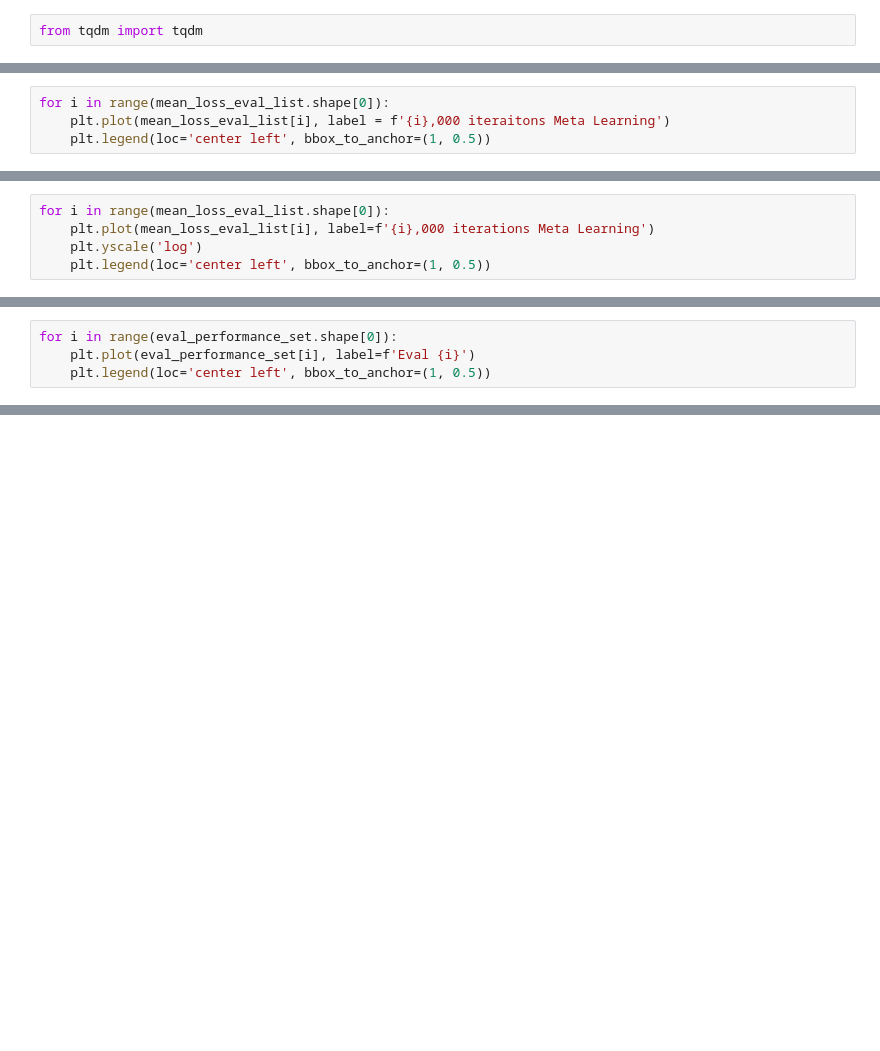
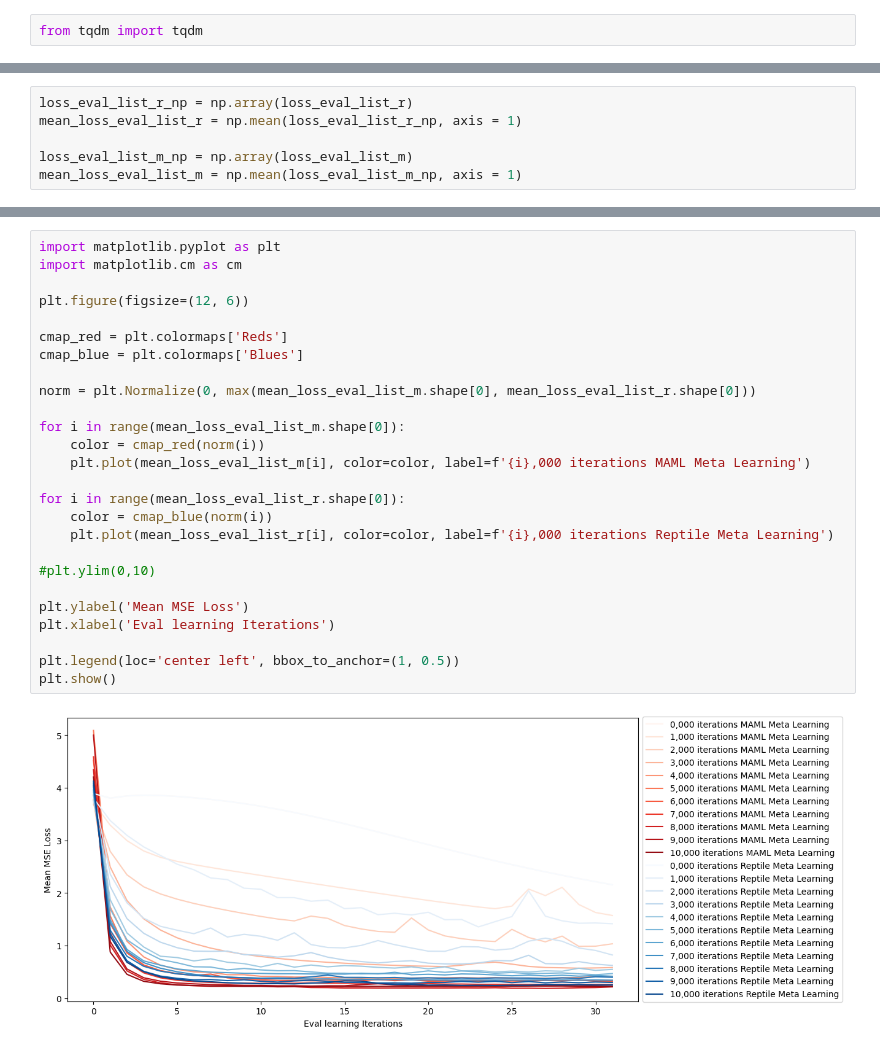
Before and after one commit to cloudburstnow/metalearning, a Jupyter notebook: meta_learning.ipynb, the cells around one changed output, grey strips where cells are left out. Cells and saved outputs as stored; diff of their text form; blank space fills up the shorter version.

```diff
--- a/meta_learning.ipynb
+++ b/meta_learning.ipynb
@@ -237,4 +218,0 @@ mean_loss_eval_list.shape
-# %%
-for i in range(mean_loss_eval_list.shape[0]):
-    plt.plot(mean_loss_eval_list[i], label = f'{i},000 iteraitons Meta Learning')
-    plt.legend(loc='center left', bbox_to_anchor=(1, 0.5))
@@ -243,5 +218,0 @@ for i in range(mean_loss_eval_list.shape[0]):
-# %%
-for i in range(mean_loss_eval_list.shape[0]):
-    plt.plot(mean_loss_eval_list[i], label=f'{i},000 iterations Meta Learning')
-    plt.yscale('log')
-    plt.legend(loc='center left', bbox_to_anchor=(1, 0.5))
@@ -250,4 +218,0 @@ for i in range(mean_loss_eval_list.shape[0]):
-# %%
-for i in range(eval_performance_set.shape[0]):
-    plt.plot(eval_performance_set[i], label=f'Eval {i}')
-    plt.legend(loc='center left', bbox_to_anchor=(1, 0.5))
@@ -255,0 +219,6 @@ for i in range(eval_performance_set.shape[0]):
+# %%
+loss_eval_list_r_np = np.array(loss_eval_list_r)
+mean_loss_eval_list_r = np.mean(loss_eval_list_r_np, axis = 1)
+
+loss_eval_list_m_np = np.array(loss_eval_list_m)
+mean_loss_eval_list_m = np.mean(loss_eval_list_m_np, axis = 1)
@@ -255,0 +256,28 @@ for i in range(eval_performance_set.shape[0]):
+# %%
+import matplotlib.pyplot as plt
+import matplotlib.cm as cm
+
+plt.figure(figsize=(12, 6))
+
+cmap_red = plt.colormaps['Reds']
+cmap_blue = plt.colormaps['Blues']
+
+norm = plt.Normalize(0, max(mean_loss_eval_list_m.shape[0], mean_loss_eval_list_r.shape[0]))
+
+for i in range(mean_loss_eval_list_m.shape[0]):
+    color = cmap_red(norm(i))
+    plt.plot(mean_loss_eval_list_m[i], color=color, label=f'{i},000 iterations MAML Meta Learning')
+
+for i in range(mean_loss_eval_list_r.shape[0]):
+    color = cmap_blue(norm(i))
+    plt.plot(mean_loss_eval_list_r[i], color=color, label=f'{i},000 iterations Reptile Meta Learning')
+
+#plt.ylim(0,10)
+
+plt.ylabel('Mean MSE Loss')
+plt.xlabel('Eval learning Iterations')
+
+plt.legend(loc='center left', bbox_to_anchor=(1, 0.5))
+plt.show()
+# %% [output]
+[figure, added]
```
Also changed, not shown: parts of 17 cells of this notebook.
